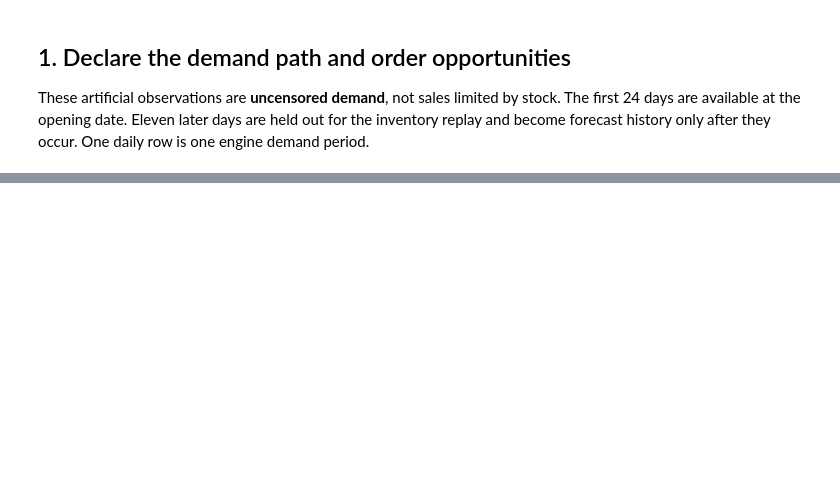
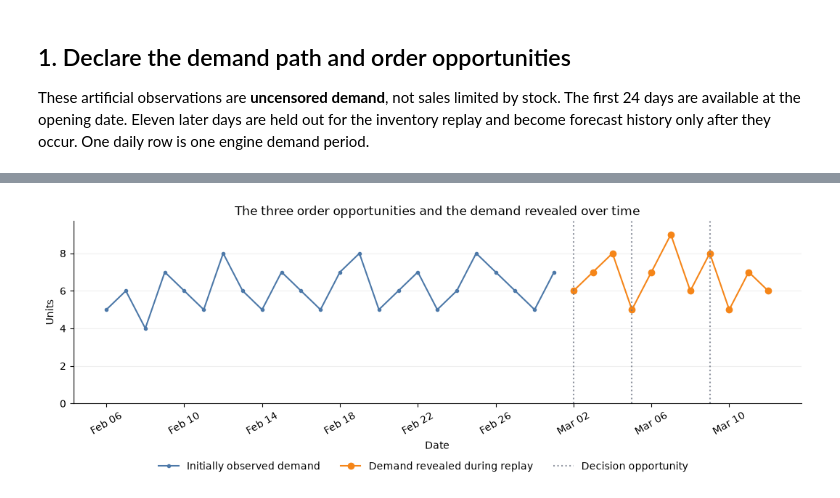
Before and after one commit to FilTheo/stockcast, a Jupyter notebook: examples/notebooks/04f_scheduled_forecast_simulation.ipynb, the cells around one changed output, grey strips where cells are left out. Saved outputs shown, nothing was run; the diff lists cells and outputs as text; code cells hidden in the pictures; blank space fills up the shorter version.

```diff
--- a/examples/notebooks/04f_scheduled_forecast_simulation.ipynb
+++ b/examples/notebooks/04f_scheduled_forecast_simulation.ipynb
@@ -193,16 +24,0 @@ The target is a **stock-position level**. At each allowed date, `OrderUpToPolicy
-# %%
-colors = {0: '#4C78A8', 3: '#F58518', 7: '#54A24B'}
-fig, ax = plt.subplots(figsize=(10.5, 4), layout='constrained')
-for t in decision_periods:
-    path = paths.loc[paths.decision_period.eq(t)]
-    target = forecasts.loc[forecasts.decision_period.eq(t), 'stock_target'].iloc[0]
-    origin = windows.loc[windows.decision_period.eq(t), 'forecast_origin'].iloc[0]
-    ax.plot(path.date, path.cumulative_mean, marker='o', color=colors[t],
-            label=f'{origin:%b %d}: {len(path)}-day mean')
-    ax.scatter(path.date.iloc[-1], target, marker='D', s=64, color=colors[t], zorder=3,
-               label=f'{origin:%b %d}: upper target {target}')
-ax.set(title='Different decision gaps require different cumulative forecast windows',
-       xlabel='Protected demand dates', ylabel='Cumulative units')
-ax.legend(frameon=False, fontsize=8, ncol=2)
-ax.grid(axis='y', alpha=.2)
-plt.show()
@@ -326,0 +105,58 @@ The schedule and the forecast answer different questions: *when can we act?* and
+# %%
+import matplotlib.dates as mdates
+import matplotlib.pyplot as plt
+
+HISTORY_COLOR = "#4C78A8"
+DEMAND_COLOR = "#F58518"
+DECISION_COLOR = "#6B7280"
+
+
+def style_axis(ax):
+    ax.set_ylim(0, ax.get_ylim()[1] * 1.05)
+    ax.grid(axis="y", alpha=0.2)
+    ax.spines[["top", "right"]].set_visible(False)
+
+
+def format_dates(ax, dates):
+    ax.set_xticks(dates)
+    ax.xaxis.set_major_formatter(mdates.DateFormatter("%b %d"))
+    ax.tick_params(axis="x", rotation=30)
+
+
+decision_dates = holdout.set_index("period").loc[list(decision_periods), "date"]
+
+fig, ax = plt.subplots(figsize=(10.5, 3.8), layout="constrained")
+ax.plot(
+    history["date"],
+    history["y"],
+    marker=".",
+    color=HISTORY_COLOR,
+    label="Initially observed demand",
+)
+ax.plot(
+    holdout["date"],
+    holdout["y"],
+    marker="o",
+    color=DEMAND_COLOR,
+    label="Demand revealed during replay",
+)
+for index, day in enumerate(decision_dates):
+    ax.axvline(
+        day,
+        color=DECISION_COLOR,
+        linestyle=":",
+        alpha=0.75,
+        label="Decision opportunity" if index == 0 else None,
+    )
+ax.set(
+    title="The three order opportunities and the demand revealed over time",
+    xlabel="Date",
+    ylabel="Units",
+)
+all_dates = pd.concat([history["date"], holdout["date"]])
+format_dates(ax, pd.date_range(all_dates.min(), all_dates.max(), freq="4D"))
+style_axis(ax)
+fig.legend(frameon=False, loc="outside lower center", ncol=3)
+plt.show()
+# %% [output]
+[figure, added]
```
Also changed, not shown: parts of 44 cells of this notebook.
